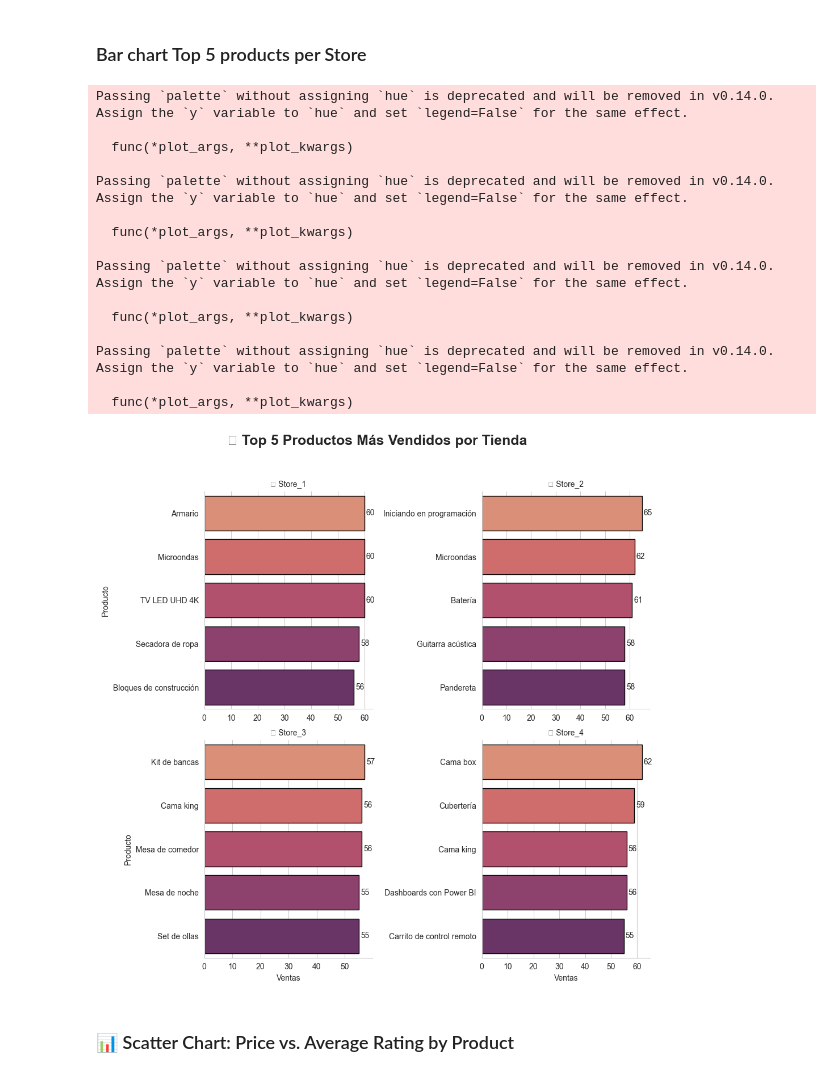
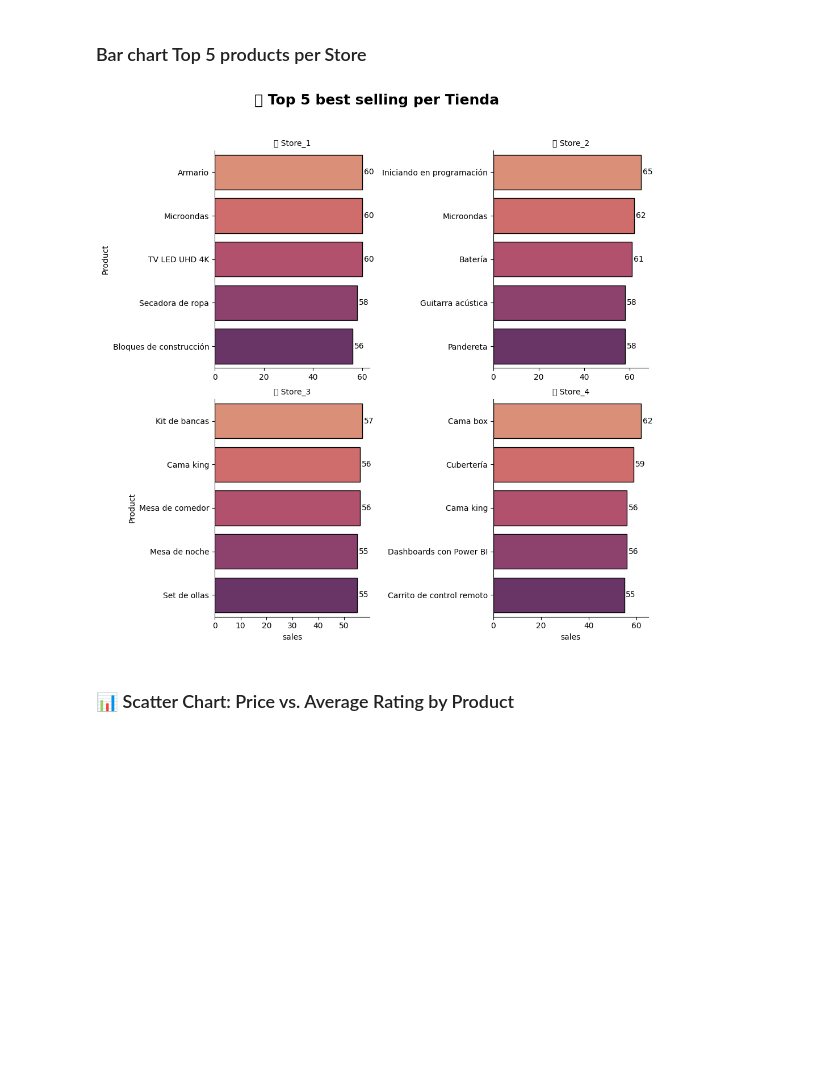
Before and after one commit to sebastian172gm/Challenge-One, a Jupyter notebook: challenge-modelo-de-datos-python/DatosConPython/AloraStoreLatam.ipynb, the cells around one changed output. Drawn from its saved outputs; the diff is of its cells as text; code cells hidden in the pictures; blank space fills up the shorter version.

```diff
--- a/challenge-modelo-de-datos-python/DatosConPython/AloraStoreLatam.ipynb
+++ b/challenge-modelo-de-datos-python/DatosConPython/AloraStoreLatam.ipynb
@@ -213,4 +208,5 @@ Index(['Producto', 'Categoría del Producto', 'Precio', 'Costo de envío',
 df_all['Fecha de Compra'] = pd.to_datetime(df_all['Fecha de Compra'], errors='coerce')
 df_all['Mes'] = df_all['Fecha de Compra'].dt.to_period('M')
 df_all['Día'] = df_all['Fecha de Compra'].dt.date
+df_all['Precio'] = pd.to_numeric(df_all['Precio'], errors='coerce')
 # %%
@@ -289,51 +282,36 @@ g = sns.FacetGrid(
     sharex=False,
     sharey=False
 )
 
 g.map_dataframe(
     sns.barplot,
     y='Producto',
     x='Ventas',
     palette='flare',
     edgecolor='black'
 )
 
 # set 5: add annotations for each bar
 for ax in g.axes.flat:
     for bar in ax.patches:
         width = bar.get_width()
         ax.text(
             width + max(top_productos_tienda['Ventas']) * 0.01,
             bar.get_y() + bar.get_height() / 2,
             f"{int(width)}",
             va='center',
             fontsize=10
         )
 
 # set 6: customize titles and labels
 g.set_titles(col_template='🏪 {col_name}')
-g.set_axis_labels('Ventas', 'Producto')
-g.fig.suptitle('📦 Top 5 Productos Más Vendidos por Tienda', fontsize=18, fontweight='bold')
+g.set_axis_labels('sales', 'Product')
+g.fig.suptitle('📦 Top 5 best selling per Tienda', fontsize=18, fontweight='bold')
 plt.tight_layout()
 plt.subplots_adjust(top=0.88)  # espacio para el título
 plt.show()
 # %% [output]
-Passing `palette` without assigning `hue` is deprecated and will be removed in v0.14.0. Assign the `y` variable to `hue` and set `legend=False` for the same effect.
-
-  func(*plot_args, **plot_kwargs)
-
-Passing `palette` without assigning `hue` is deprecated and will be removed in v0.14.0. Assign the `y` variable to `hue` and set `legend=False` for the same effect.
-
-  func(*plot_args, **plot_kwargs)
-
-Passing `palette` without assigning `hue` is deprecated and will be removed in v0.14.0. Assign the `y` variable to `hue` and set `legend=False` for the same effect.
-
-  func(*plot_args, **plot_kwargs)
-
-Passing `palette` without assigning `hue` is deprecated and will be removed in v0.14.0. Assign the `y` variable to `hue` and set `legend=False` for the same effect.
-
-  func(*plot_args, **plot_kwargs)
-[figure, old version]
+[figure, new version]
 # %% [markdown]
 ### 📊 Scatter Chart: Price vs. Average Rating by Product
 # %%
```
Also changed, not shown: parts of 10 cells of this notebook, 1 other file.
